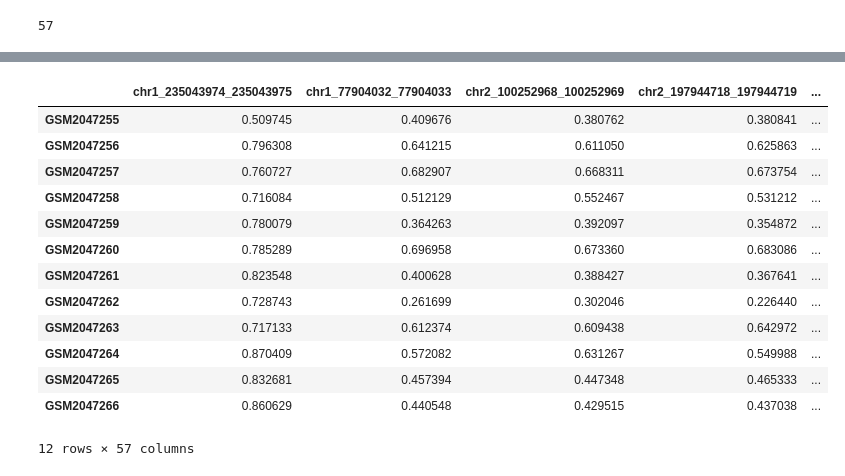
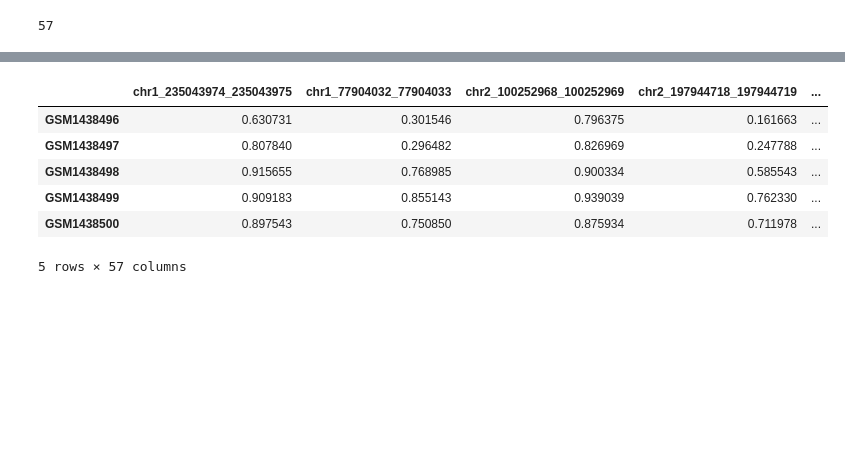
Before and after one commit to chadapollard/Endometriosis_Analysis, a Jupyter notebook: Regions_of_best_fit.ipynb, the cells around one changed output, grey strips where cells are left out. Cells and saved outputs as stored; diff of their text form; code cells hidden in the pictures; blank space fills up the shorter version.

```diff
--- a/Regions_of_best_fit.ipynb
+++ b/Regions_of_best_fit.ipynb
@@ -390,0 +401,3 @@ for sample in endo_df_sig.index:
+# %%
+beta_values_endo_3 =  pd.read_csv("/Volumes/Research_Data/Research_Data/Endometrial_Tissue/Endometriosis_Dataset_2_450K/Endometriosis_Dataset_2_450K_beta_values.csv",header=0,index_col=0)
+beta_values_endo_3.iloc[:]
@@ -390,0 +418,3 @@ for sample in endo_df_sig.index:
+# %%
+beta_values_blood =  pd.read_csv("/Volumes/Research_Data/Renew_Diagnostics/Alzheimers_Study/Micro_Array_Data/450k_Data/Whole_Blood/peripheral_blood_betas.csv",header=0,index_col=0)
+beta_values_blood.iloc[:]
@@ -464,0 +631,3 @@ print(len(result_450K))
+# %%
+beta_values_menstrual_1 =  pd.read_csv("/Volumes/Research_Data/Research_Data/Endometrial_Tissue/Menstrual_Blood_Dataset_1_450K/beta_values.csv",header=0,index_col=0)
+beta_values_menstrual_1.iloc[:]
@@ -464,0 +648,3 @@ print(len(result_450K))
+# %%
+beta_values_menstrual_2 =  pd.read_csv("/Volumes/Research_Data/Research_Data/Endometrial_Tissue/Mentrual_Blood_Dataset_2_450K/beta_values.csv",header=0,index_col=0)
+beta_values_menstrual_2.iloc[:]
@@ -465,22 +688,22 @@ print(len(result_450K))
 # %%
-# Calculates the mean beta value for all menstrual blood samples at all significant regions
-menstrual_df=pd.DataFrame()
+# Calculates the mean beta value for all endometrial tissue samples at all significant regions
+menstrual_df_1=pd.DataFrame()
 for key in result_450K:
-    beta_key = beta_values.loc[result_450K[key],:]
-    menstrual_df[key] = (np.mean(beta_key))
-menstrual_df.iloc[:]
+    beta_key = beta_values_menstrual_1.loc[result_450K[key],:]
+    menstrual_df_1[key] = (np.mean(beta_key))
+menstrual_df_1.iloc[:5,:]
+
+# Calculates the mean beta value for all endometrial tissue samples at all significant regions
+menstrual_df_2=pd.DataFrame()
+for key in result_450K:
+    beta_key = beta_values_menstrual_2.loc[result_450K[key],:]
+    menstrual_df_2[key] = (np.mean(beta_key))
+menstrual_df_2.iloc[:5,:]
 # %% [output]
 |  | chr1_235043974_235043975 | chr1_77904032_77904033 | chr2_100252968_100252969 | chr2_197944718_197944719 | ... |
-| GSM2047255 | 0.509745 | 0.409676 | 0.380762 | 0.380841 | ... |
-| GSM2047256 | 0.796308 | 0.641215 | 0.611050 | 0.625863 | ... |
-| GSM2047257 | 0.760727 | 0.682907 | 0.668311 | 0.673754 | ... |
-| GSM2047258 | 0.716084 | 0.512129 | 0.552467 | 0.531212 | ... |
-| GSM2047259 | 0.780079 | 0.364263 | 0.392097 | 0.354872 | ... |
-| GSM2047260 | 0.785289 | 0.696958 | 0.673360 | 0.683086 | ... |
-| GSM2047261 | 0.823548 | 0.400628 | 0.388427 | 0.367641 | ... |
-| GSM2047262 | 0.728743 | 0.261699 | 0.302046 | 0.226440 | ... |
-| GSM2047263 | 0.717133 | 0.612374 | 0.609438 | 0.642972 | ... |
-| GSM2047264 | 0.870409 | 0.572082 | 0.631267 | 0.549988 | ... |
-| GSM2047265 | 0.832681 | 0.457394 | 0.447348 | 0.465333 | ... |
-| GSM2047266 | 0.860629 | 0.440548 | 0.429515 | 0.437038 | ... |
+| GSM1438496 | 0.630731 | 0.301546 | 0.796375 | 0.161663 | ... |
+| GSM1438497 | 0.807840 | 0.296482 | 0.826969 | 0.247788 | ... |
+| GSM1438498 | 0.915655 | 0.768985 | 0.900334 | 0.585543 | ... |
+| GSM1438499 | 0.909183 | 0.855143 | 0.939039 | 0.762330 | ... |
+| GSM1438500 | 0.897543 | 0.750850 | 0.875934 | 0.711978 | ... |
-12 rows × 57 columns
+5 rows × 57 columns
```
Also changed, not shown: parts of 49 cells of this notebook, 1 other file.
